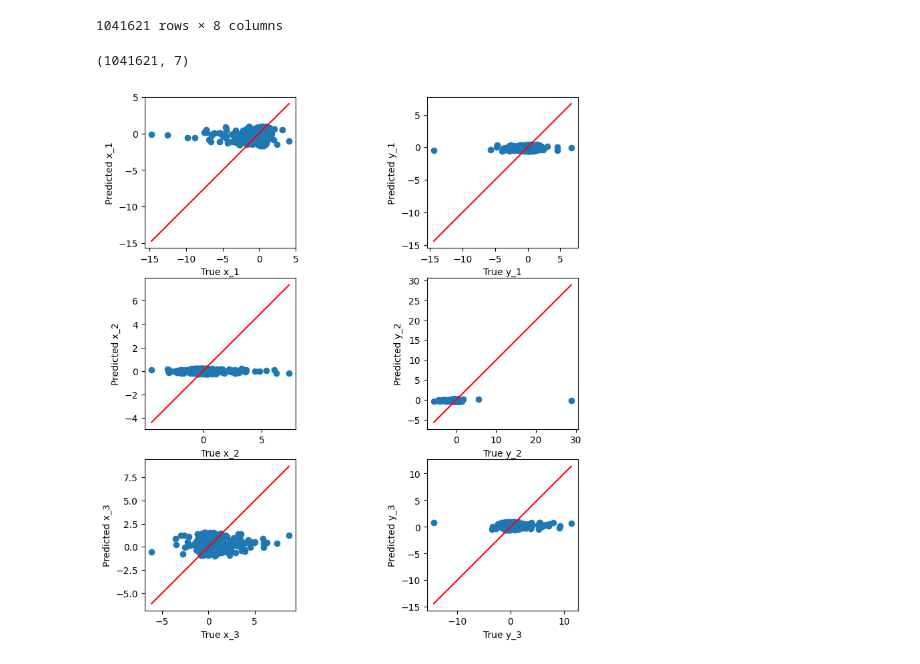
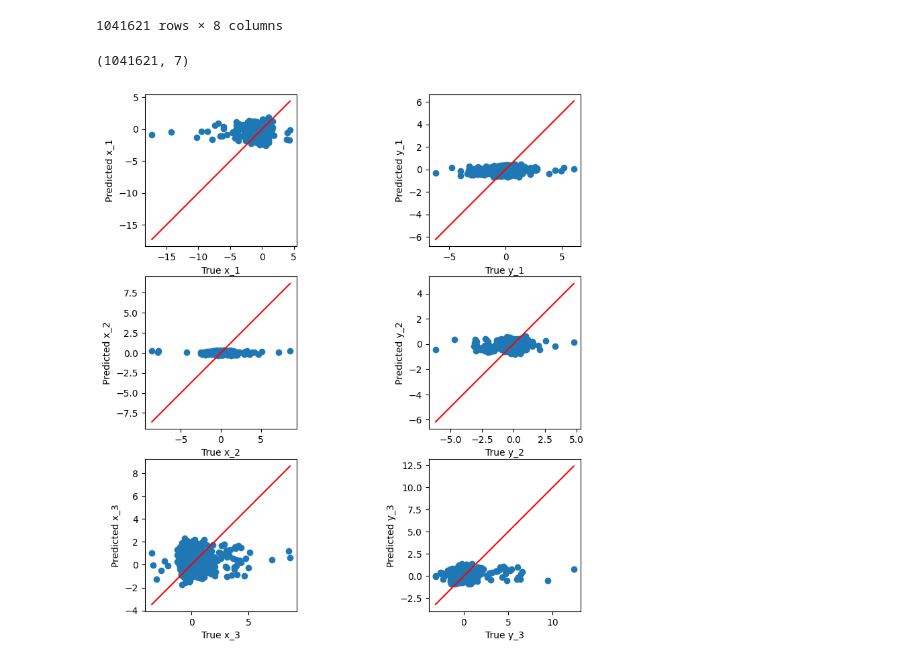
Before and after one commit to filipecolladavid/ThreeBodyProblemML, a Jupyter notebook: filipe/data_analysis.ipynb, the cells around one changed output. Saved outputs shown, nothing was run; the diff lists cells and outputs as text; code cells hidden in the pictures.

Commit message:
Final baseline model with speeds and without

```diff
--- a/filipe/data_analysis.ipynb
+++ b/filipe/data_analysis.ipynb
@@ -313,7 +313,7 @@ def custom_train_test_split(X, y, test_size=0.2, columns_to_drop=[]):
     y_train = y[y['trajectory_id'].isin(train_ids)]
     y_test = y[y['trajectory_id'].isin(test_ids)]
 
-    X_columns_drop = ['trajectory_id', 't', 'Id'] + columns_to_drop
+    X_columns_drop = ['trajectory_id', 'Id'] + columns_to_drop
     Y_columns_drop = ['trajectory_id', 'Id'] + columns_to_drop
 
     # Drop the specified columns from X and y
@@ -390,30 +390,30 @@ df_real
 1041621 rows × 8 columns
 # %%
 # Preprocess df_real to match the format expected by the model
-X_real = df_real[['x0_1', 'y0_1', 'x0_2', 'y0_2', 'x0_3', 'y0_3']]
+X_real = df_real[['t','x0_1', 'y0_1', 'x0_2', 'y0_2', 'x0_3', 'y0_3']]
 
 # Scale the features
 scaler = StandardScaler()
 X_real_scaled = scaler.fit_transform(X_real)
 
 # Make predictions using the trained model
-y_real_pred = model.predict(X_real_scaled)
+y_real_pred = model_no_vel.predict(X_real_scaled)
 
 # Create an Id table
 Id_table = df_real[['Id']]
 
 # Convert y_real_pred to a DataFrame and drop the speed columns
 y_real_pred_df = pd.DataFrame(y_real_pred, columns=['x_1', 'y_1', 'x_2', 'y_2', 'x_3', 'y_3'])
 
 # Concatenate Id_table with y_real_pred_df
 result = pd.concat([Id_table, y_real_pred_df], axis=1)
 
 print(result.shape)
 
 # Save to CSV
 result.to_csv("baseline-model.csv", index=False)
 
 plot_y_yhat(y_test.values, y_real_pred, plot_title="RealData_Predictions")
 # %% [output]
 (1041621, 7)
-[figure, old version]
+[figure, new version]
```
Also changed, not shown: parts of 3 cells of this notebook.
